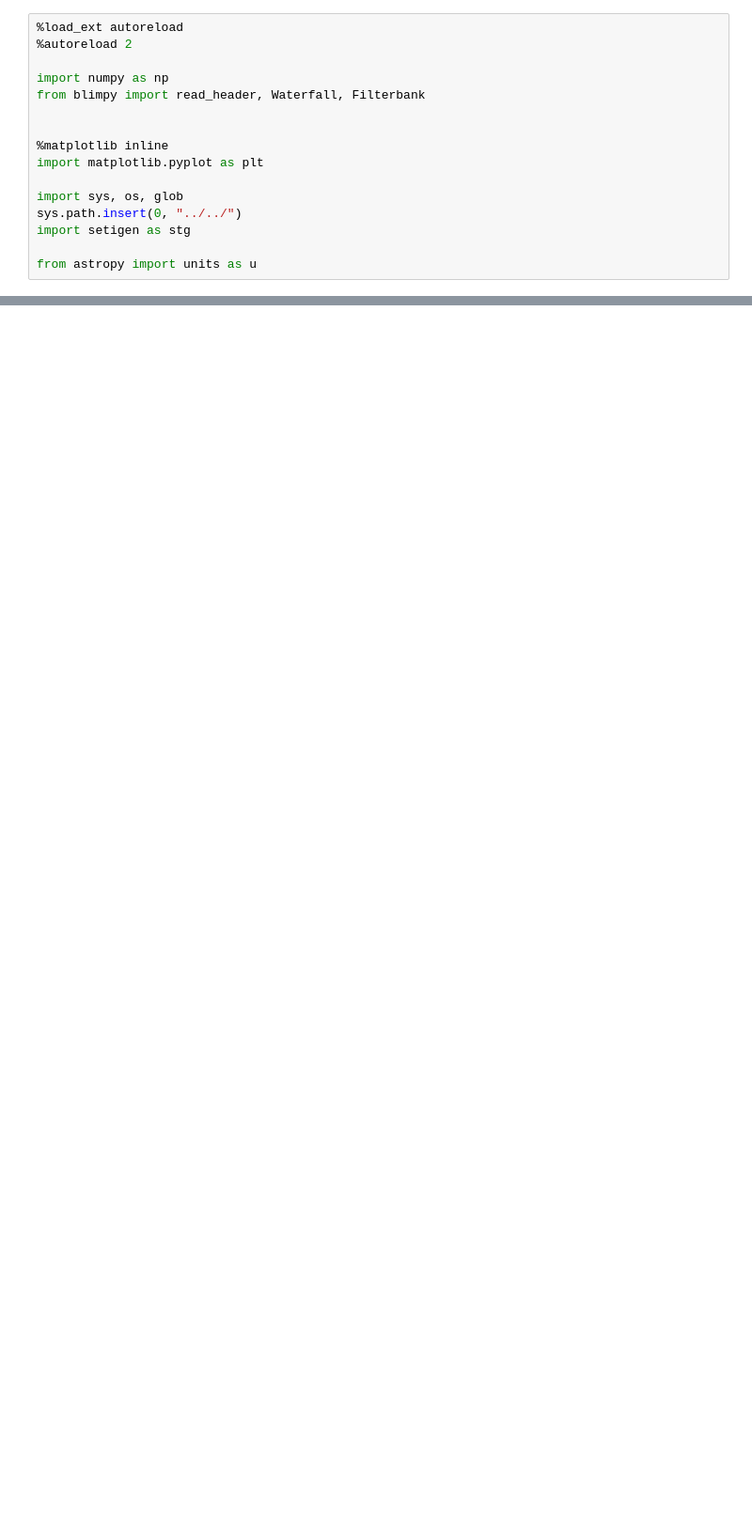
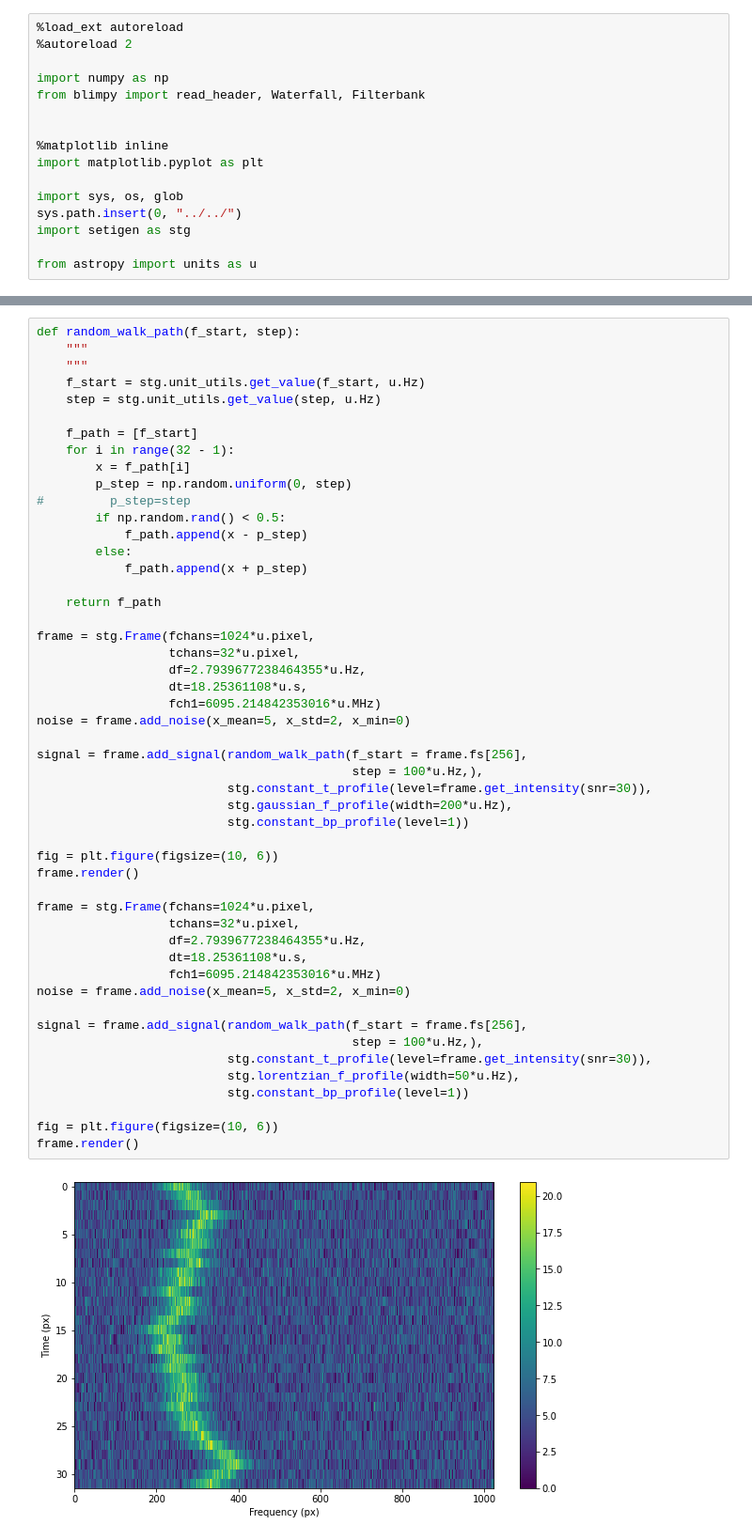
Before and after one commit to bbrzycki/setigen, a Jupyter notebook: jupyter-notebooks/development/RFI_Simulation.ipynb, the cells around one changed output, grey strips where cells are left out. Shown at 94% size. Saved outputs shown, nothing was run; the diff lists cells and outputs as text; blank space fills up the shorter version.

```diff
--- a/jupyter-notebooks/development/RFI_Simulation.ipynb
+++ b/jupyter-notebooks/development/RFI_Simulation.ipynb
@@ -135,0 +138,52 @@ frame.show()
+# %%
+def random_walk_path(f_start, step):
+    """
+    """
+    f_start = stg.unit_utils.get_value(f_start, u.Hz)
+    step = stg.unit_utils.get_value(step, u.Hz)
+
+    f_path = [f_start]
+    for i in range(32 - 1):
+        x = f_path[i]
+        p_step = np.random.uniform(0, step)
+#         p_step=step
+        if np.random.rand() < 0.5:
+            f_path.append(x - p_step)
+        else:
+            f_path.append(x + p_step)
+
+    return f_path
+
+frame = stg.Frame(fchans=1024*u.pixel,
+                  tchans=32*u.pixel,
+                  df=2.7939677238464355*u.Hz,
+                  dt=18.25361108*u.s,
+                  fch1=6095.214842353016*u.MHz)
+noise = frame.add_noise(x_mean=5, x_std=2, x_min=0)
+
+signal = frame.add_signal(random_walk_path(f_start = frame.fs[256],
+                                           step = 100*u.Hz,),
+                          stg.constant_t_profile(level=frame.get_intensity(snr=30)),
+                          stg.gaussian_f_profile(width=200*u.Hz),
+                          stg.constant_bp_profile(level=1))
+
+fig = plt.figure(figsize=(10, 6))
+frame.render()
+
+frame = stg.Frame(fchans=1024*u.pixel,
+                  tchans=32*u.pixel,
+                  df=2.7939677238464355*u.Hz,
+                  dt=18.25361108*u.s,
+                  fch1=6095.214842353016*u.MHz)
+noise = frame.add_noise(x_mean=5, x_std=2, x_min=0)
+
+signal = frame.add_signal(random_walk_path(f_start = frame.fs[256],
+                                           step = 100*u.Hz,),
+                          stg.constant_t_profile(level=frame.get_intensity(snr=30)),
+                          stg.lorentzian_f_profile(width=50*u.Hz),
+                          stg.constant_bp_profile(level=1))
+
+fig = plt.figure(figsize=(10, 6))
+frame.render()
+# %% [output]
+[figure, added]
```
Also changed, not shown: parts of 7 cells of this notebook, 1 other file.
